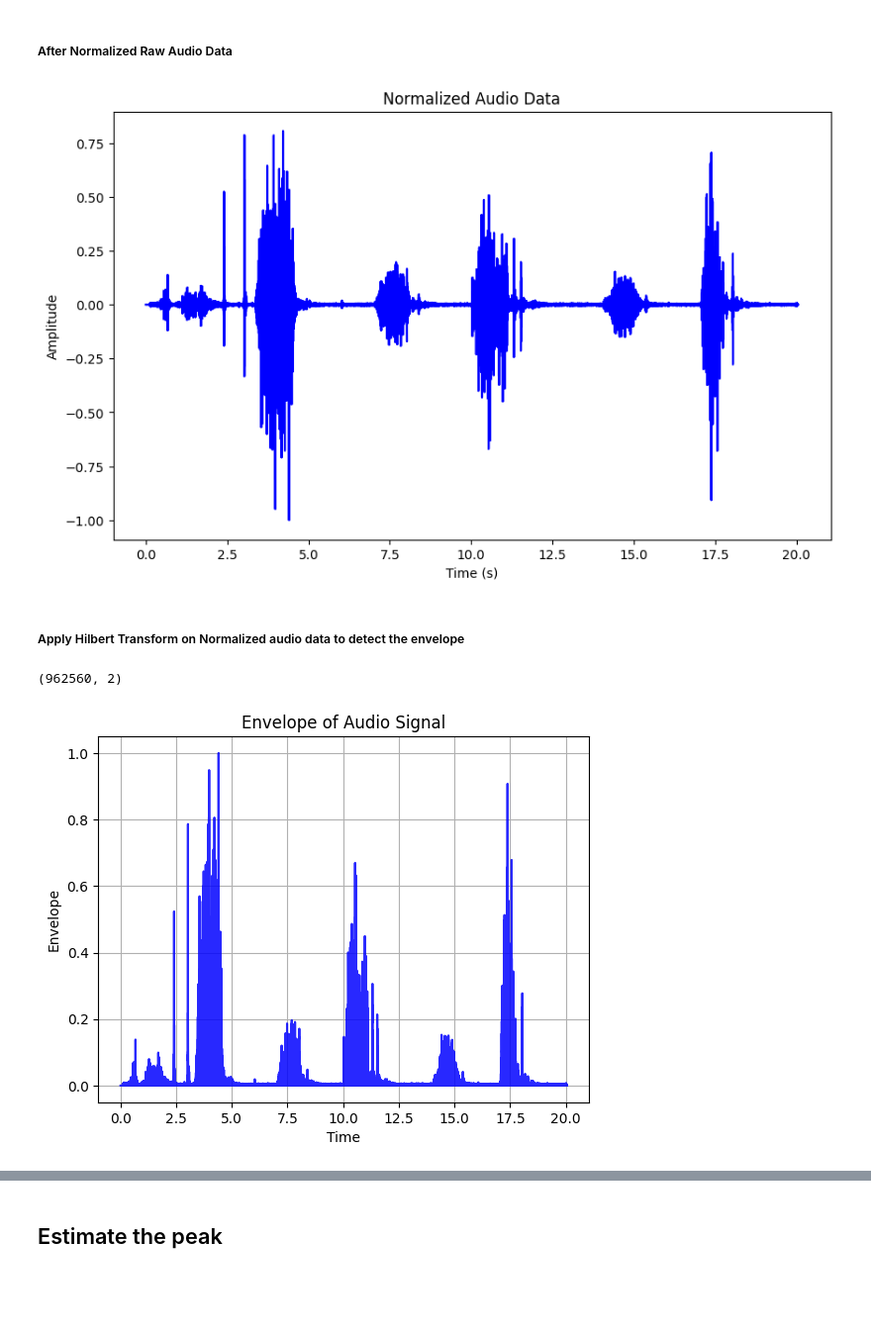
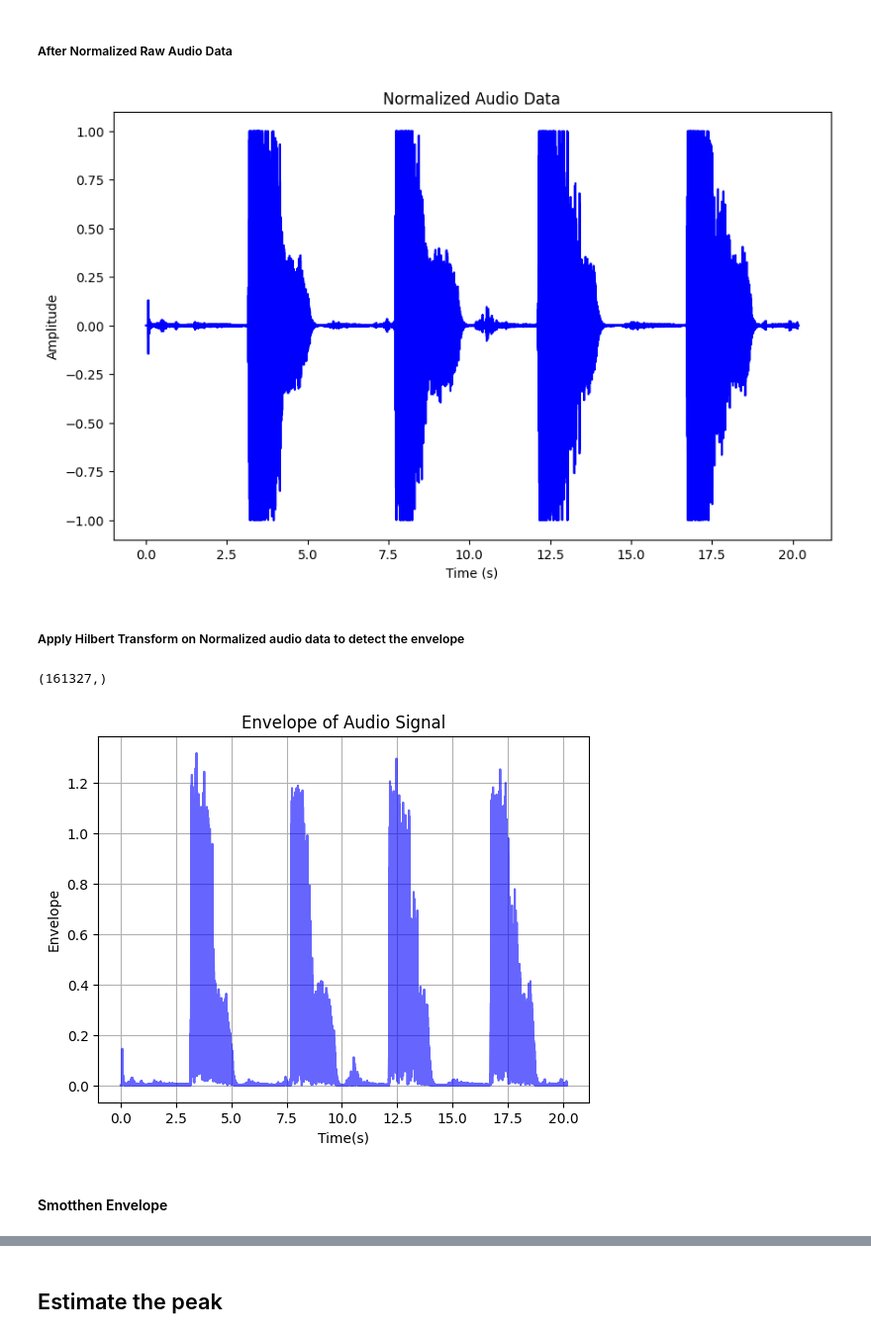
Before and after one commit to amMistic/Mini_Project_Spiro, a Jupyter notebook: envelope-detection-using-ht.ipynb, the cells around one changed output, grey strips where cells are left out. Shown at 99% size. Saved outputs shown, nothing was run; the diff lists cells and outputs as text; code cells hidden in the pictures; blank space fills up the shorter version.

Commit message:
Modified the Envelope detection file

```diff
--- a/envelope-detection-using-ht.ipynb
+++ b/envelope-detection-using-ht.ipynb
@@ -22,8 +23,13 @@ import matplotlib.pyplot as plt
 # load the audio
 # Audio_path = '/kaggle/input/audio-sample-data1/Sample_2_c3.wav'
 # Audio_path = '/kaggle/input/audio-sample-data1/Sample_3_L3.wav'
-Audio_path = '/kaggle/input/audio-sample-data1/Sample_4_R3.wav'
+# Audio_path = '/kaggle/input/audio-sample-data1/Sample_4_R3.wav'
+# Audio_path = '/kaggle/input/breathing-audio/breathing_earbuds.wav'
+# Audio_path = '/kaggle/input/earbuds-aryans-data/021i15-02-16.wav'
+Audio_path = '/kaggle/input/finail/Aryan_data.wav'
+
 sample_rate, Audio_data = wavfile.read(Audio_path)
 
 # Time vector
 t = np.arange(len(Audio_data)) / sample_rate
+print(Audio_data)
@@ -30,3 +38,6 @@ t = np.arange(len(Audio_data)) / sample_rate
+# %%
+if Audio_data.ndim > 1:
+    Audio_data = np.mean(Audio_data, axis = 1)
 # %% [markdown]
 #### Display plot of audio data sample
 # %%
@@ -53,7 +64,7 @@ plt.xlabel('Time (s)')
 plt.ylabel('Amplitude')
 plt.show()
 # %% [output]
-[figure, old version]
+[figure, new version]
 # %% [markdown]
 ##### Apply Hilbert Transform on Normalized audio data to detect the envelope
 # %%
@@ -61,14 +72,16 @@ hilbert_analytic_signal = hilbert(Normalized_audio_signal)
 envelope = np.abs(hilbert_analytic_signal)
 envelope.shape
 # %% [output]
-(962560, 2)
+(161327,)
 # %%
 # plot the envelope signal
 plt.plot(t, envelope, color='blue', alpha=0.6, linewidth=1.5)
-plt.xlabel('Time')
+plt.xlabel('Time(s)')
 plt.ylabel('Envelope')
 plt.title('Envelope of Audio Signal')
 plt.grid(True)
 plt.show()
 # %% [output]
-[figure, old version]
+[figure, new version]
+# %% [markdown]
+#### Smotthen Envelope
```
Also changed, not shown: parts of 13 cells of this notebook, 3 other files.
